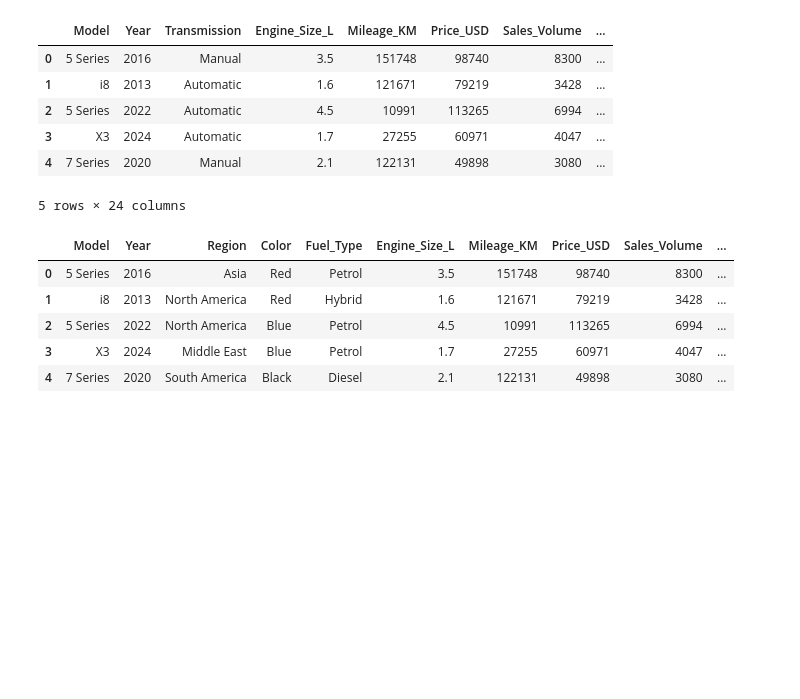
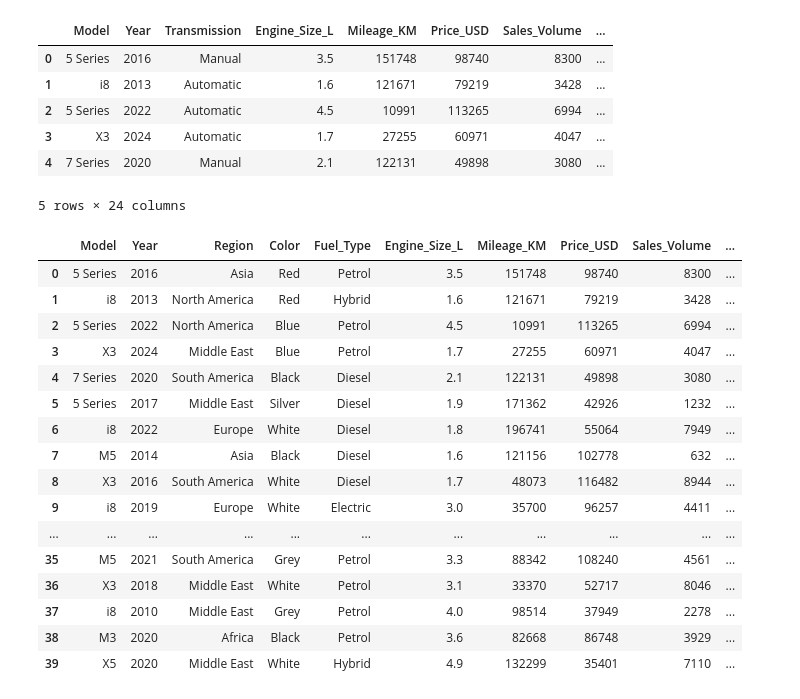
Before and after one commit to MatinMashhadiabbsiprogramming/BMW_Models, a Jupyter notebook: main00.ipynb, the cells around one changed output. Cells and saved outputs as stored; diff of their text form; code cells hidden in the pictures; blank space fills up the shorter version.

```diff
--- a/main00.ipynb
+++ b/main00.ipynb
@@ -214,30 +214,39 @@ final.head()
 # %%
 # lable encoding
 from sklearn.preprocessing import LabelEncoder
 
-# obj lable cncoder
-# objLabel=LabelEncoder()
-
 #Columns that should be Label encoder
 Categorical_list_encoded =binData[['Transmission','Sales_Classification']]
 
+# Dictionary to store encoded columns
 data_cat_encoded={}
 
 for i in Categorical_list_encoded:
     objLabel = LabelEncoder()
     data_cat_encoded[i + '_LE'] = objLabel.fit_transform(binData[i])
-    data_cat_encoded[i] = objLabel
-data_cat_encoded = pd.DataFrame()
-data_cat_encoded = pd.DataFrame(data_cat_encoded,columns=[col + '_LE' for col in Categorical_list_encoded])
 
-data_cat_encoded = pd.concat([binData.drop(columns=Categorical_list_encoded),data_cat_encoded],axis=1)
+# Convert encoded values to DataFrame
+data_cat_encoded = pd.DataFrame(data_cat_encoded)
 
+# Drop original columns and append encoded columns
+result = pd.concat([binData.drop(columns=Categorical_list_encoded),data_cat_encoded],axis=1)
 
-data_cat_encoded.head()
+result.head(40)
 # %% [output]
 |  | Model | Year | Region | Color | Fuel_Type | Engine_Size_L | Mileage_KM | Price_USD | Sales_Volume | ... |
 | 0 | 5 Series | 2016 | Asia | Red | Petrol | 3.5 | 151748 | 98740 | 8300 | ... |
 | 1 | i8 | 2013 | North America | Red | Hybrid | 1.6 | 121671 | 79219 | 3428 | ... |
 | 2 | 5 Series | 2022 | North America | Blue | Petrol | 4.5 | 10991 | 113265 | 6994 | ... |
 | 3 | X3 | 2024 | Middle East | Blue | Petrol | 1.7 | 27255 | 60971 | 4047 | ... |
 | 4 | 7 Series | 2020 | South America | Black | Diesel | 2.1 | 122131 | 49898 | 3080 | ... |
+| 5 | 5 Series | 2017 | Middle East | Silver | Diesel | 1.9 | 171362 | 42926 | 1232 | ... |
+| 6 | i8 | 2022 | Europe | White | Diesel | 1.8 | 196741 | 55064 | 7949 | ... |
+| 7 | M5 | 2014 | Asia | Black | Diesel | 1.6 | 121156 | 102778 | 632 | ... |
+| 8 | X3 | 2016 | South America | White | Diesel | 1.7 | 48073 | 116482 | 8944 | ... |
+| 9 | i8 | 2019 | Europe | White | Electric | 3.0 | 35700 | 96257 | 4411 | ... |
+| ... | ... | ... | ... | ... | ... | ... | ... | ... | ... | ... |
+| 35 | M5 | 2021 | South America | Grey | Petrol | 3.3 | 88342 | 108240 | 4561 | ... |
+| 36 | X3 | 2018 | Middle East | White | Petrol | 3.1 | 33370 | 52717 | 8046 | ... |
+| 37 | i8 | 2010 | Middle East | Grey | Petrol | 4.0 | 98514 | 37949 | 2278 | ... |
+| 38 | M3 | 2020 | Africa | Black | Petrol | 3.6 | 82668 | 86748 | 3929 | ... |
+| 39 | X5 | 2020 | Middle East | White | Hybrid | 4.9 | 132299 | 35401 | 7110 | ... |
```
